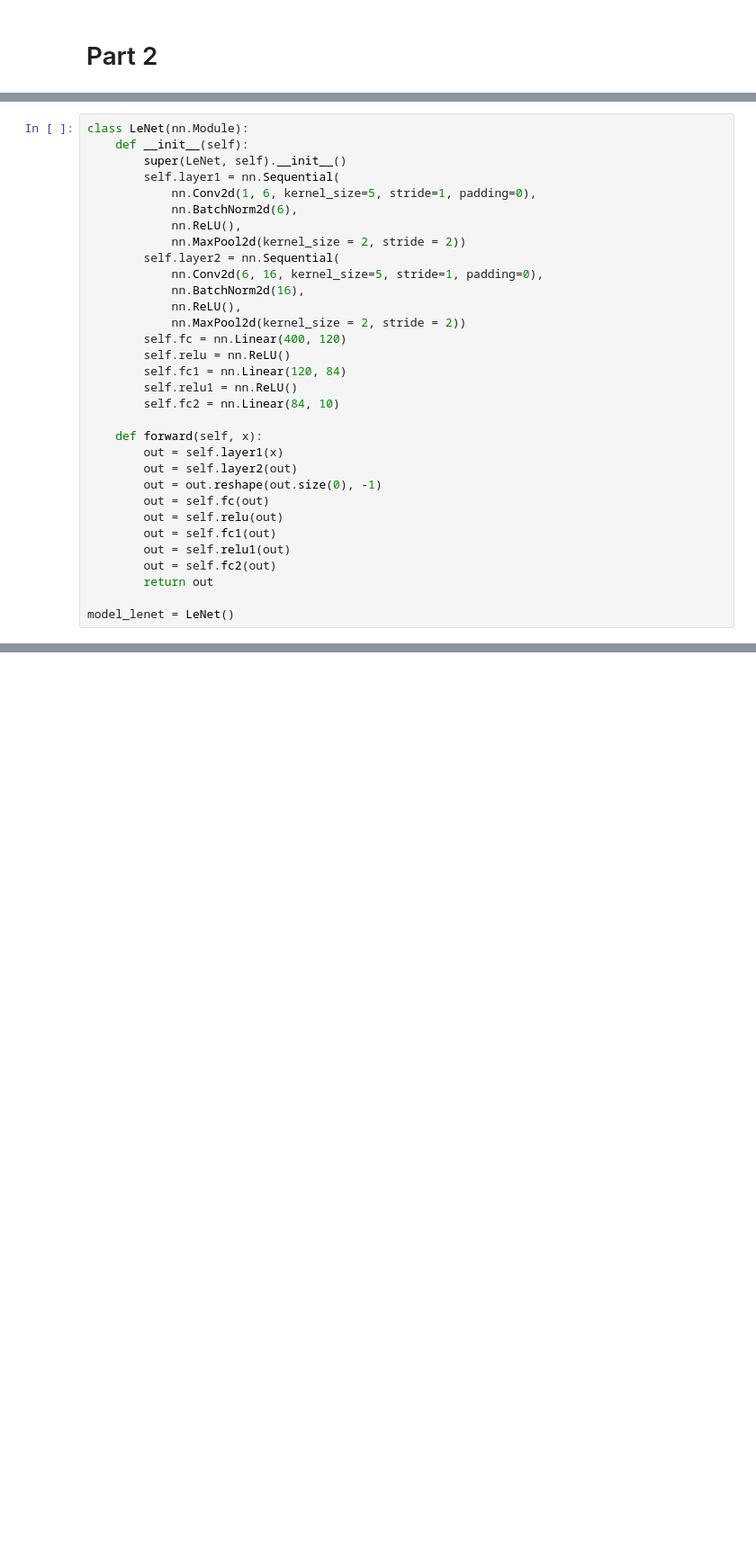
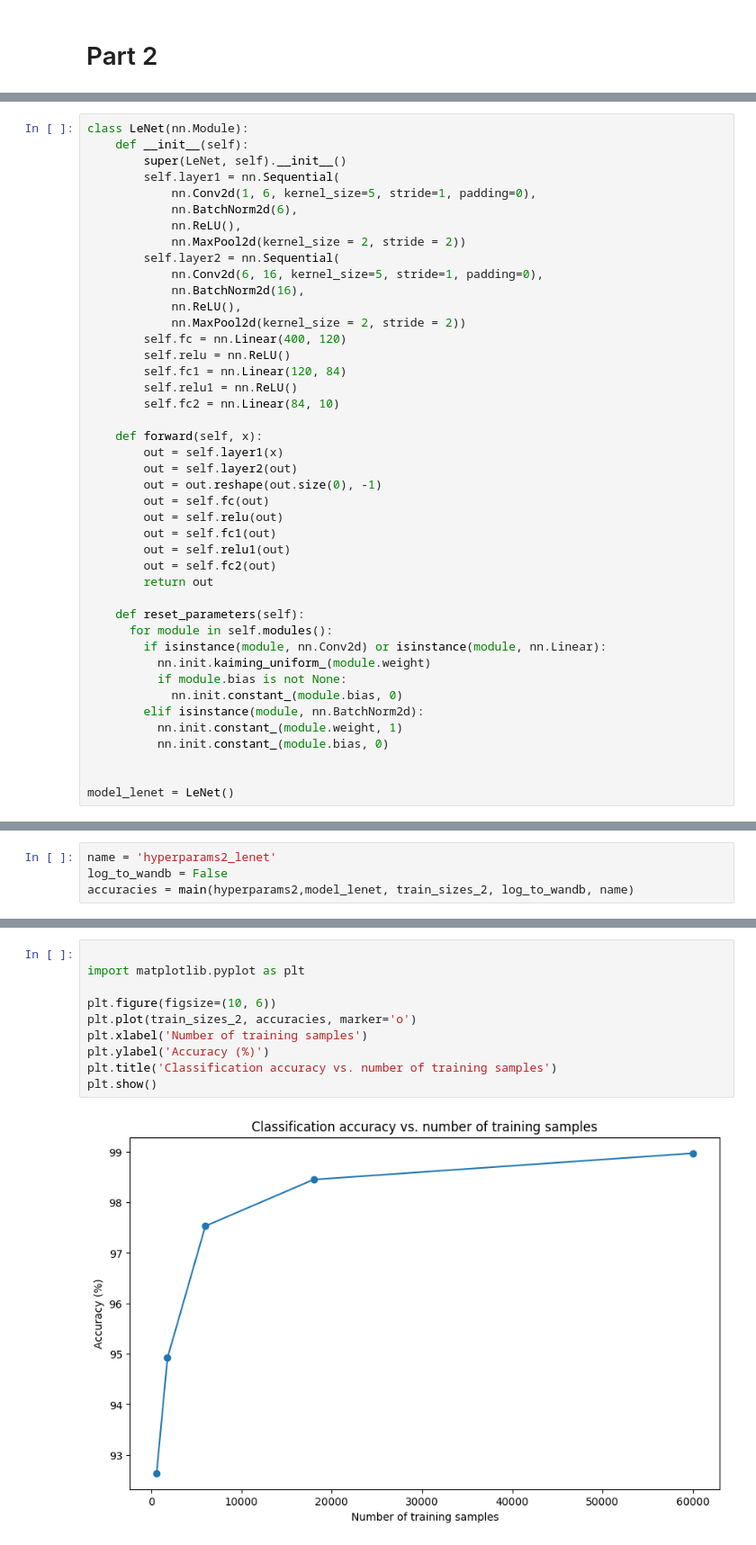
Before and after one commit to vatsasree/Assign2-CV, a Jupyter notebook: CV_Assignment_2.ipynb, the cells around one changed output, grey strips where cells are left out. Shown: that part at 90% size. Saved outputs shown, nothing was run; the diff lists cells and outputs as text; blank space fills up the shorter version.

```diff
--- a/CV_Assignment_2.ipynb
+++ b/CV_Assignment_2.ipynb
@@ -405,4 +427,15 @@ class LeNet(nn.Module):
         out = self.fc2(out)
         return out
 
+    def reset_parameters(self):
+      for module in self.modules():
+        if isinstance(module, nn.Conv2d) or isinstance(module, nn.Linear):
+          nn.init.kaiming_uniform_(module.weight)
+          if module.bias is not None:
+            nn.init.constant_(module.bias, 0)
+        elif isinstance(module, nn.BatchNorm2d):
+          nn.init.constant_(module.weight, 1)
+          nn.init.constant_(module.bias, 0)
+
+
 model_lenet = LeNet()
@@ -530,0 +843,4 @@ def main(model, train_sizes, log_to_wandb, name):
+# %%
+name = 'hyperparams2_lenet'
+log_to_wandb = False
+accuracies = main(hyperparams2,model_lenet, train_sizes_2, log_to_wandb, name)
@@ -531 +866,13 @@ def main(model, train_sizes, log_to_wandb, name):
+# %%
+
+import matplotlib.pyplot as plt
+
+plt.figure(figsize=(10, 6))
+plt.plot(train_sizes_2, accuracies, marker='o')
+plt.xlabel('Number of training samples')
+plt.ylabel('Accuracy (%)')
+plt.title('Classification accuracy vs. number of training samples')
+plt.show()
+# %% [output]
+[figure, added]
 # %%
```
Also changed, not shown: parts of 22 cells of this notebook.
